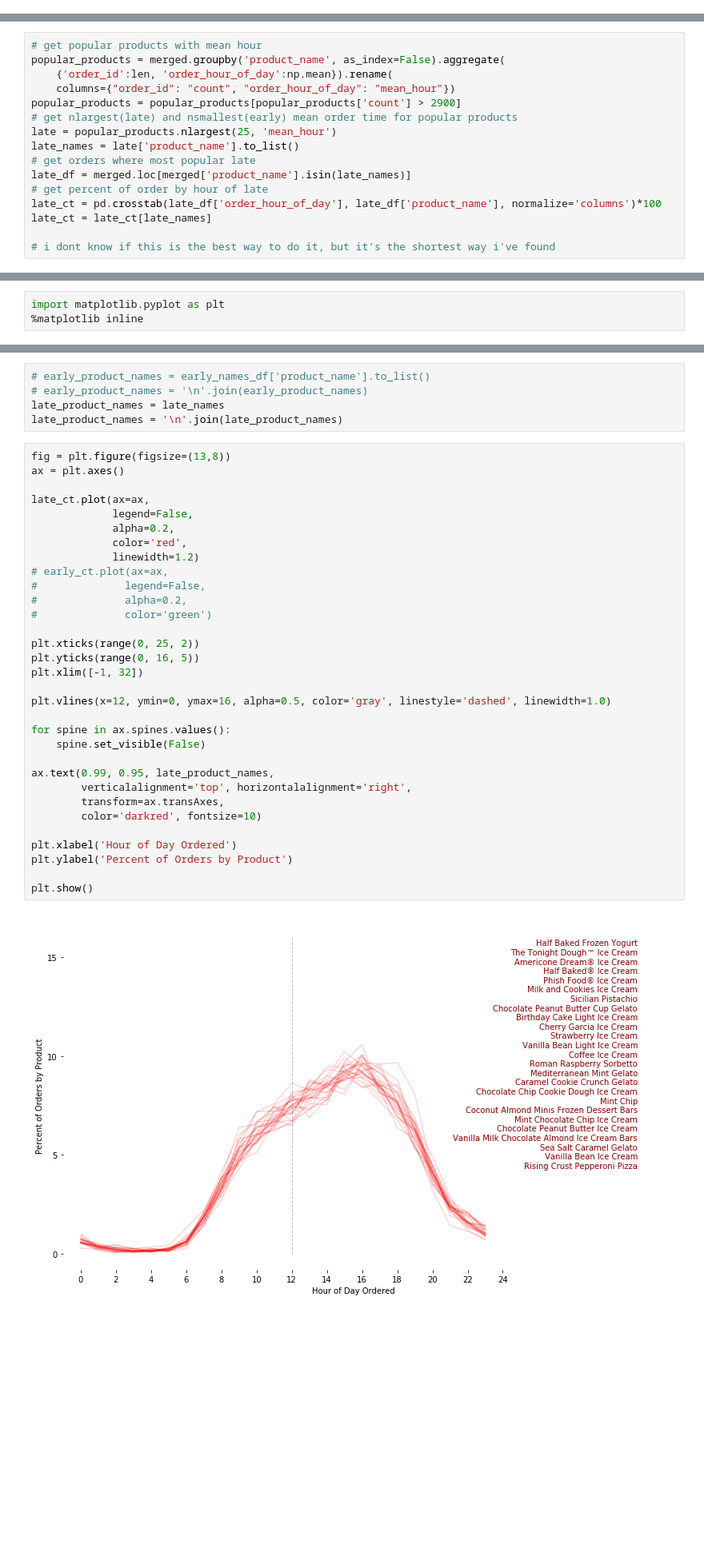
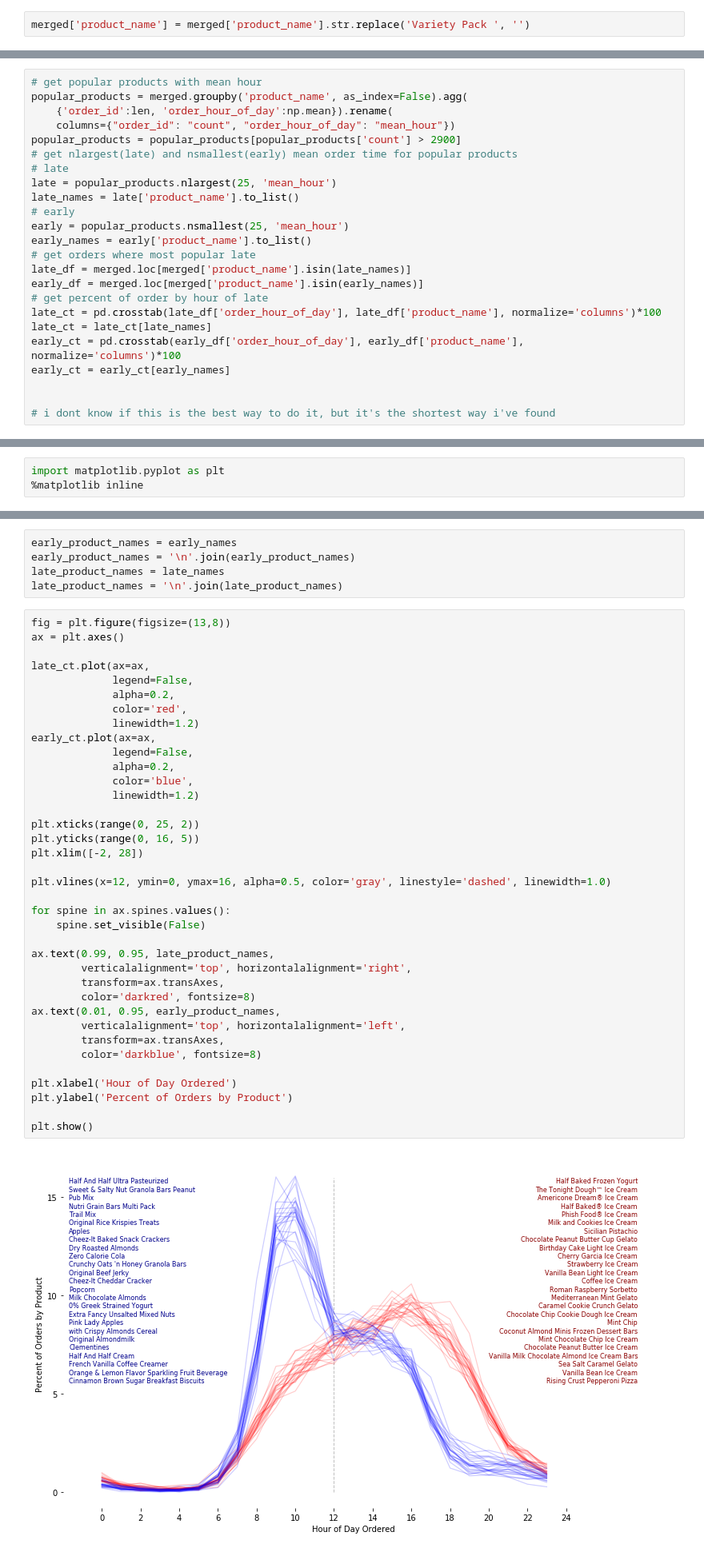
Before and after one commit to spentaur/DS-Unit-1-Sprint-2-Data-Wrangling-and-Storytelling, a Jupyter notebook: module1-join-and-reshape-data/LS_DS_121_Join_and_Reshape_Data.ipynb, the cells around one changed output, grey strips where cells are left out. Shown: that part at 80% size. Drawn from its saved outputs; the diff is of its cells as text; blank space fills up the shorter version.

```diff
--- a/module1-join-and-reshape-data/LS_DS_121_Join_and_Reshape_Data.ipynb
+++ b/module1-join-and-reshape-data/LS_DS_121_Join_and_Reshape_Data.ipynb
@@ -740,6 +740,8 @@ _Try whatever sounds most interesting to you!_
 merged = (products[['product_id', 'product_name']]
           .merge(order_products[['product_id','order_id']])
           .merge(orders[['order_id', 'order_hour_of_day']]))
+# %%
+merged['product_name'] = merged['product_name'].str.replace('Variety Pack ', '')
 # %%
 merged.head()
 # %% [output]
@@ -758,17 +759,25 @@ merged.head()
 # print(popular_products.head())
 # %%
 # get popular products with mean hour
-popular_products = merged.groupby('product_name', as_index=False).aggregate(
+popular_products = merged.groupby('product_name', as_index=False).agg(
     {'order_id':len, 'order_hour_of_day':np.mean}).rename(
     columns={"order_id": "count", "order_hour_of_day": "mean_hour"})
 popular_products = popular_products[popular_products['count'] > 2900]
 # get nlargest(late) and nsmallest(early) mean order time for popular products
+# late
 late = popular_products.nlargest(25, 'mean_hour')
 late_names = late['product_name'].to_list()
+# early
+early = popular_products.nsmallest(25, 'mean_hour')
+early_names = early['product_name'].to_list()
 # get orders where most popular late
 late_df = merged.loc[merged['product_name'].isin(late_names)]
+early_df = merged.loc[merged['product_name'].isin(early_names)]
 # get percent of order by hour of late
 late_ct = pd.crosstab(late_df['order_hour_of_day'], late_df['product_name'], normalize='columns')*100
 late_ct = late_ct[late_names]
+early_ct = pd.crosstab(early_df['order_hour_of_day'], early_df['product_name'], normalize='columns')*100
+early_ct = early_ct[early_names]
+
 
 # i dont know if this is the best way to do it, but it's the shortest way i've found
@@ -827,42 +875,47 @@ import matplotlib.pyplot as plt
 # %%
-# early_product_names = early_names_df['product_name'].to_list()
-# early_product_names = '\n'.join(early_product_names)
+early_product_names = early_names
+early_product_names = '\n'.join(early_product_names)
 late_product_names = late_names
 late_product_names = '\n'.join(late_product_names)
 # %%
 fig = plt.figure(figsize=(13,8))
 ax = plt.axes()
 
 late_ct.plot(ax=ax,
              legend=False,
              alpha=0.2,
              color='red',
              linewidth=1.2)
-# early_ct.plot(ax=ax,
-#              legend=False,
-#              alpha=0.2,
-#              color='green')
+early_ct.plot(ax=ax,
+             legend=False,
+             alpha=0.2,
+             color='blue',
+             linewidth=1.2)
 
 plt.xticks(range(0, 25, 2))
 plt.yticks(range(0, 16, 5))
-plt.xlim([-1, 32])
+plt.xlim([-2, 28])
 
 plt.vlines(x=12, ymin=0, ymax=16, alpha=0.5, color='gray', linestyle='dashed', linewidth=1.0)
 
 for spine in ax.spines.values():
     spine.set_visible(False)
 
 ax.text(0.99, 0.95, late_product_names,
         verticalalignment='top', horizontalalignment='right',
         transform=ax.transAxes,
-        color='darkred', fontsize=10)
+        color='darkred', fontsize=8)
+ax.text(0.01, 0.95, early_product_names,
+        verticalalignment='top', horizontalalignment='left',
+        transform=ax.transAxes,
+        color='darkblue', fontsize=8)
 
 plt.xlabel('Hour of Day Ordered')
 plt.ylabel('Percent of Orders by Product')
 
 plt.show()
 # %% [output]
-[figure, old version]
+[figure, new version]
 # %%
 display(example)
 # 1471 x 888
```
Also changed, not shown: parts of 4 cells of this notebook.
